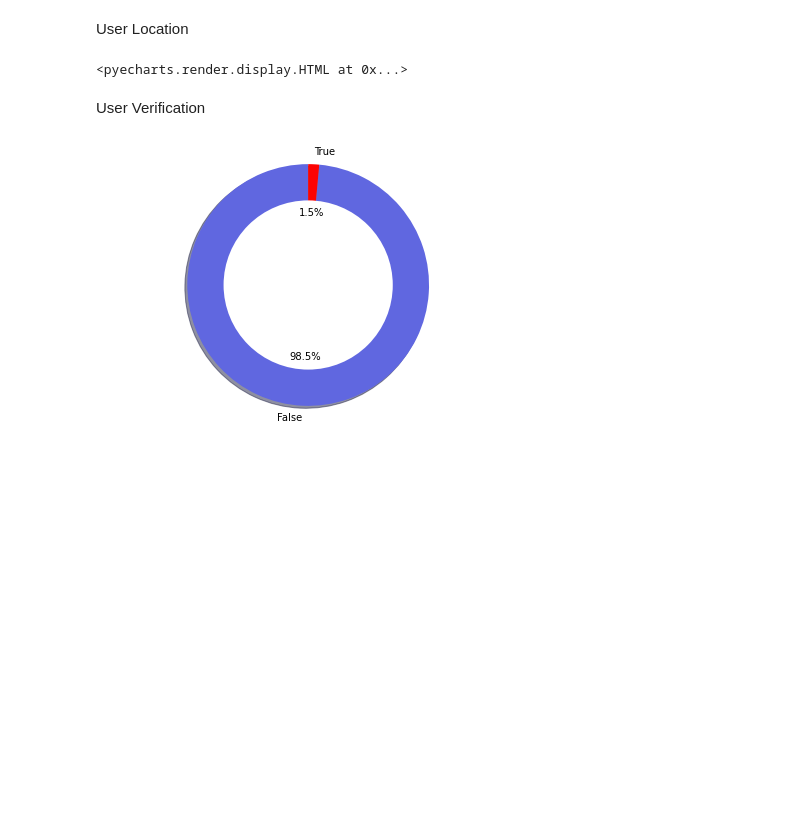
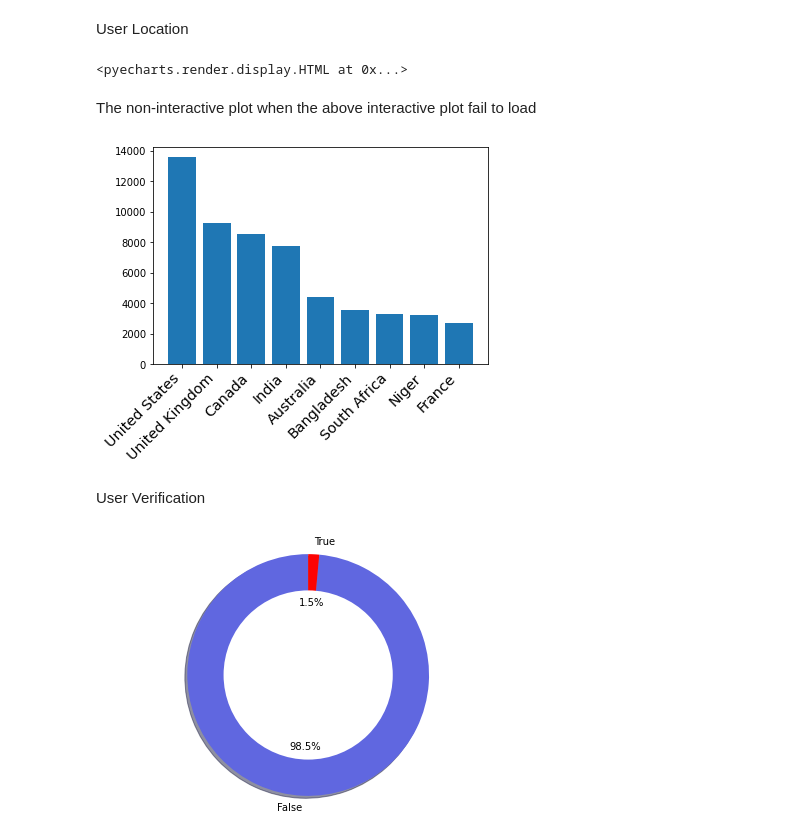
Before and after one commit to JOeOJ520/CryptoTweets, a Jupyter notebook: Report.ipynb, the cells around one changed output. Cells and saved outputs as stored; diff of their text form; code cells hidden in the pictures; blank space fills up the shorter version.

```diff
--- a/Report.ipynb
+++ b/Report.ipynb
@@ -118,7 +120,8 @@ tweets = tweets.withColumn("user_followers", tweets["user_followers"].cast(Integ
 tweets = tweets.withColumn("user_friends", tweets["user_friends"].cast(IntegerType()))
 tweets = tweets.withColumn("user_favourites", tweets["user_favourites"].cast(IntegerType()))
 #Remove all null convertions that occured
-tweets = tweets.filter("date is not NULL AND user_created is not NULL AND user_followers is not NULL AND user_friends is not NULL")
+tweets = tweets.filter("date is not NULL AND user_created is not NULL \
+AND user_followers is not NULL AND user_friends is not NULL")
 #Tweet left after cleaning
 tweets_left = tweets.count()
 #Total tweet
@@ -209,6 +211,20 @@ bar = (
 bar.render_notebook()
 # %% [output]
 <pyecharts.render.display.HTML at 0x...>
+# %% [markdown]
+The non-interactive plot when the above interactive plot fail to load
+# %%
+plt.xticks(
+    rotation=45,
+    horizontalalignment='right',
+    fontweight='light',
+    fontsize='x-large'
+)
+
+plt.bar(x_hash[1:10], y_hash[1:10])
+plt.show()
+# %% [output]
+[figure, added]
 # %% [markdown]
 User Verification
 # %%
```
Also changed, not shown: parts of 24 cells of this notebook.
